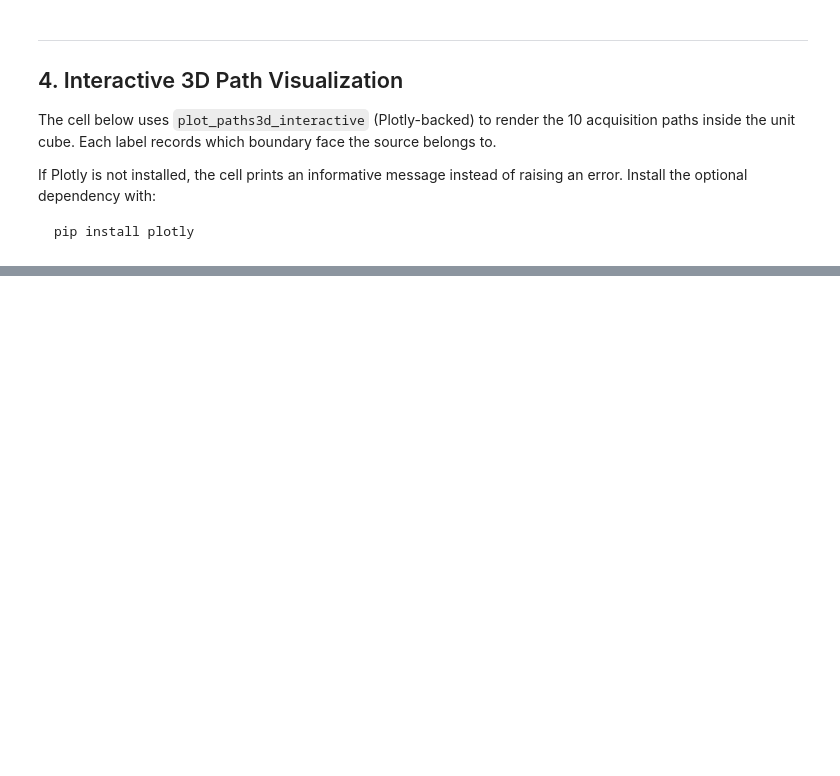
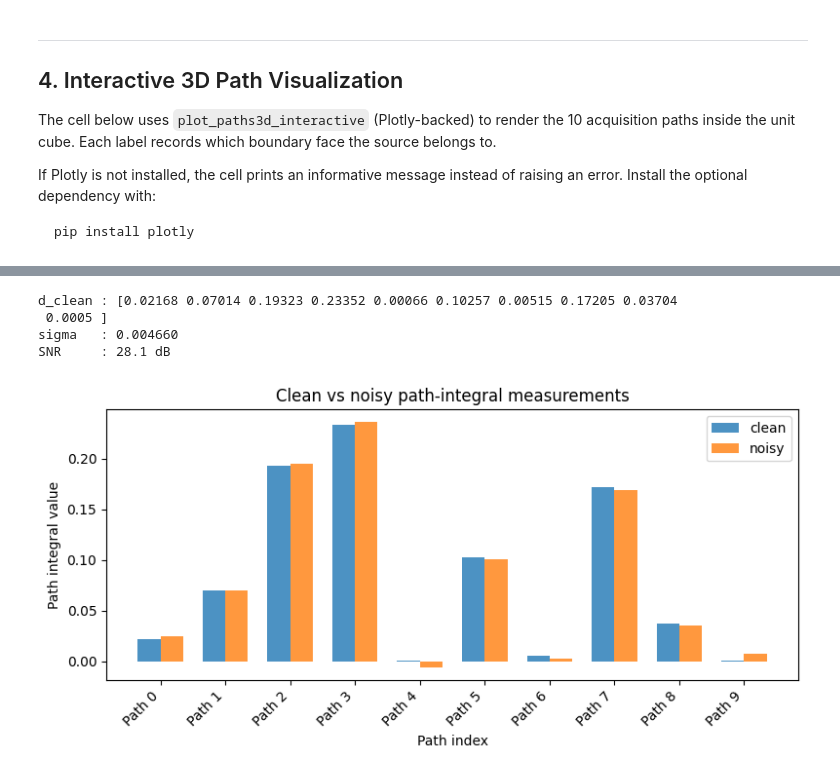
Before and after one commit to Adrian-Mag/pygeoinf3D, a Jupyter notebook: demos/noisy_path_form_least_norm_inversion_demo.ipynb, the cells around one changed output, grey strips where cells are left out. Drawn from its saved outputs; the diff is of its cells as text; code cells hidden in the pictures; blank space fills up the shorter version.

```diff
--- a/demos/noisy_path_form_least_norm_inversion_demo.ipynb
+++ b/demos/noisy_path_form_least_norm_inversion_demo.ipynb
@@ -226,0 +278,47 @@ except ImportError:
+# %%
+from pygeoinf import GaussianMeasure, LinearForwardProblem
+
+# --- clean data ---
+d_clean = G(u_true)           # shape (N_PATHS,)
+
+# --- noise level ---
+data_range = np.max(d_clean) - np.min(d_clean)
+sigma = 0.02 * data_range if data_range > 1e-12 else 0.01
+
+# --- noisy observations ---
+noise   = rng.normal(0, sigma, size=N_PATHS)
+d_noisy = d_clean + noise
+
+# --- noise model ---
+noise_measure = GaussianMeasure.from_covariance_matrix(
+    G.codomain, sigma**2 * np.eye(N_PATHS)
+)
+
+# --- forward problem (for Phase 3) ---
+forward_problem = LinearForwardProblem(G, data_error_measure=noise_measure)
+
+snr = 10 * np.log10(np.mean(d_clean**2) / sigma**2) if sigma > 0 else float("inf")
+print(f"d_clean : {np.round(d_clean, 5)}")
+print(f"sigma   : {sigma:.6f}")
+print(f"SNR     : {snr:.1f} dB")
+# %% [output]
+d_clean : [0.02168 0.07014 0.19323 0.23352 0.00066 0.10257 0.00515 0.17205 0.03704
+ 0.0005 ]
+sigma   : 0.004660
+SNR     : 28.1 dB
+# %%
+fig, ax = plt.subplots(figsize=(8, 4))
+x = np.arange(N_PATHS)
+width = 0.35
+ax.bar(x - width/2, d_clean, width, label="clean", alpha=0.8)
+ax.bar(x + width/2, d_noisy, width, label="noisy", alpha=0.8)
+ax.set_xlabel("Path index")
+ax.set_ylabel("Path integral value")
+ax.set_title("Clean vs noisy path-integral measurements")
+ax.legend()
+ax.set_xticks(x)
+ax.set_xticklabels([f"Path {i}" for i in range(N_PATHS)], rotation=45, ha="right")
+plt.tight_layout()
+plt.show()
+# %% [output]
+[figure, added]
```
Also changed, not shown: parts of 5 cells of this notebook, 1 other file.
